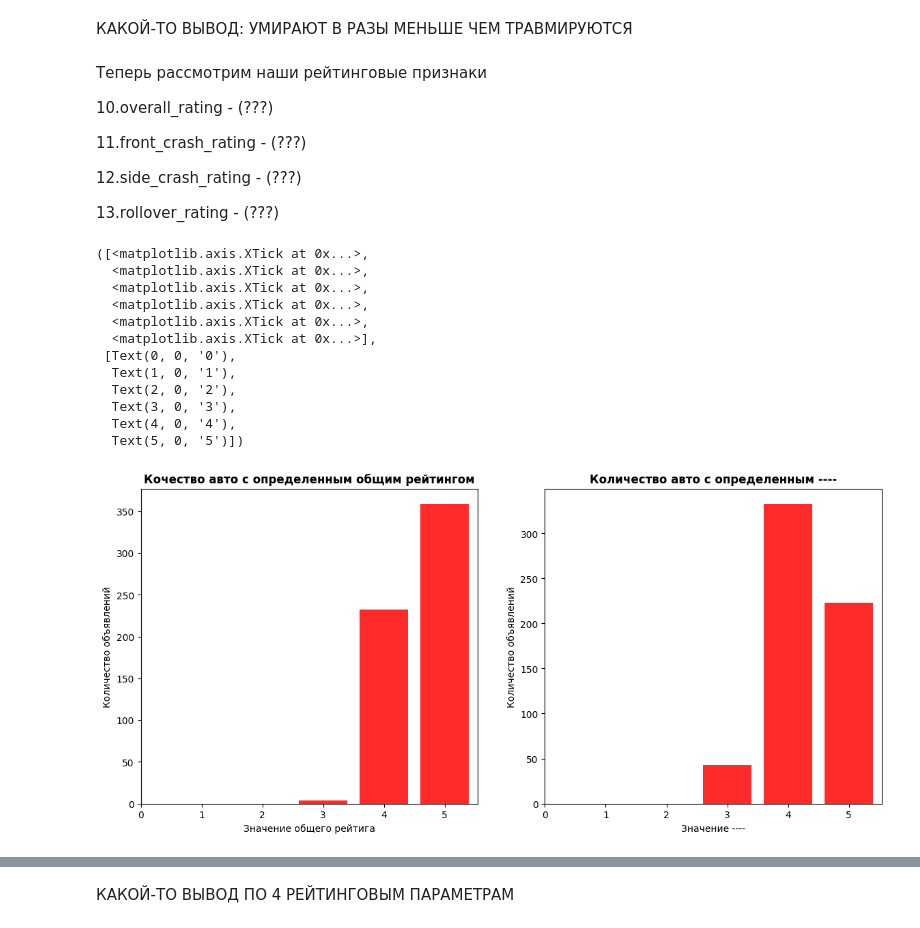
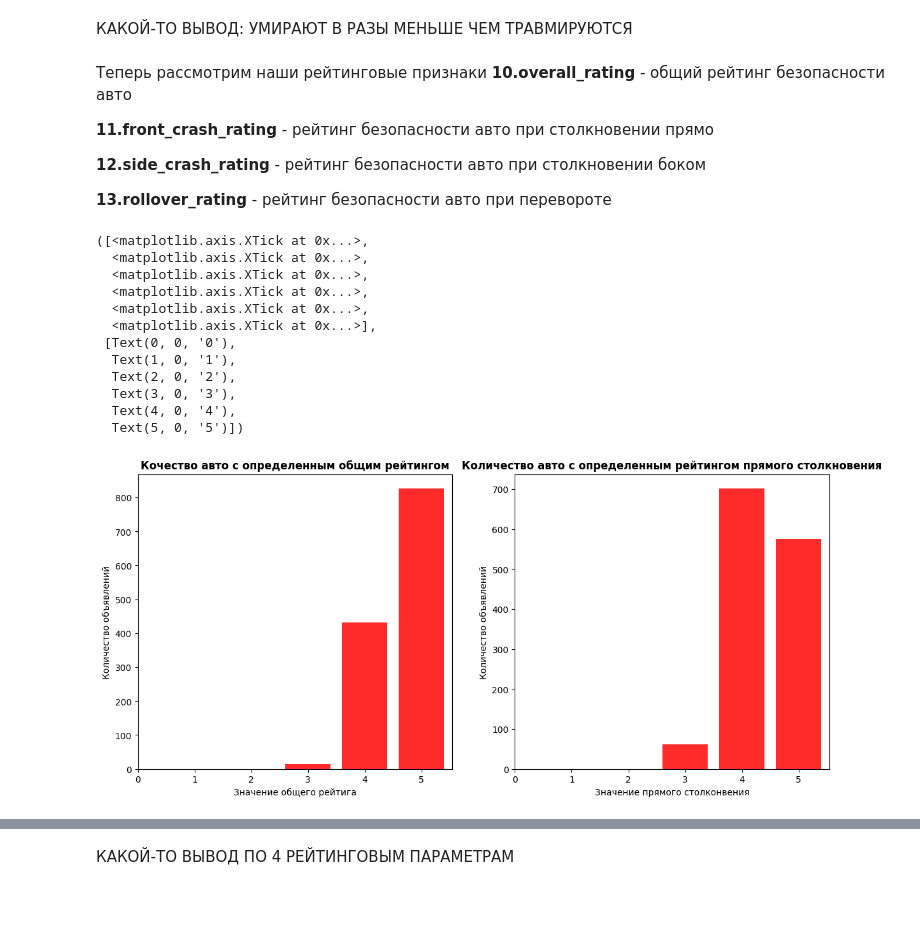
Before and after one commit to Shelb0rne/gp_2, a Jupyter notebook: EDA/ГП_2_EDA_9.ipynb, the cells around one changed output, grey strips where cells are left out. Saved outputs shown, nothing was run; the diff lists cells and outputs as text; code cells hidden in the pictures; blank space fills up the shorter version.

```diff
--- a/EDA/ГП_2_EDA_9.ipynb
+++ b/EDA/ГП_2_EDA_9.ipynb
@@ -6,6 +6,6 @@
 import pandas as pd
 import numpy as np
 # %%
-df_api = pd.read_csv('new_data.csv')
-df_skraping = pd.read_csv('checkpoint_4400.csv')
+api_1_df = pd.read_csv('final_data.csv')
+skrapping_df = pd.read_csv('url_final.csv')
 # %%
@@ -33,5 +34,5 @@ df_skraping.shape
 # %%
-df = pd.merge(df_api, df_skraping, on = ['url', 'make', 'model', 'year'], how = 'inner')
+df = pd.merge(api_1_df, skrapping_df, on = ['url', 'make', 'model', 'year'], how = 'inner')
 # %%
 df.shape
 # %% [output]
@@ -285,3 +333,6 @@ Text(0, 0.5, 'Количество моделей')
+# %%
+df = df[df['year'] <= 2026]
+df = df[df['year'] >= 1980]
 # %%
 years_pivot = pd.pivot_table(df, values = 'url', index = 'year', aggfunc = 'count')
 # %%
@@ -417,14 +435,13 @@ plt.xticks(range(0, 20))
 КАКОЙ-ТО ВЫВОД: УМИРАЮТ В РАЗЫ МЕНЬШЕ ЧЕМ ТРАВМИРУЮТСЯ
 # %% [markdown]
 Теперь рассмотрим наши рейтинговые признаки
+**10.overall_rating** - общий рейтинг безопасности авто
 
-10.overall_rating - (???)
+**11.front_crash_rating** - рейтинг безопасности авто при столкновении прямо
 
-11.front_crash_rating - (???)
+**12.side_crash_rating** - рейтинг безопасности авто при столкновении боком
 
-12.side_crash_rating - (???)
-
-13.rollover_rating - (???)
+**13.rollover_rating** - рейтинг безопасности авто при перевороте
 # %%
 overall_rating_table = df['overall_rating'].value_counts().sort_index()
 front_crash_rating_table = df['front_crash_rating'].value_counts().sort_index()
@@ -433,33 +450,33 @@ rollover_rating_table = df['rollover_rating'].value_counts().sort_index()
 # %%
 plt.figure(figsize = (14, 6))
 
 plt.subplot(1, 2, 1)
 plt.bar(overall_rating_table.index, overall_rating_table, color = '#FF2B2B')
 plt.title('Кочество авто с определенным общим рейтингом', fontweight = 'bold')
 plt.ylabel('Количество объявлений')
 plt.xlabel('Значение общего рейтига')
 plt.xticks(range(0, 6))
 
 plt.subplot(1, 2, 2)
 plt.bar(front_crash_rating_table.index, front_crash_rating_table, color = '#FF2B2B')
-plt.title('Количество авто с определенным ----', fontweight = 'bold')
+plt.title('Количество авто с определенным рейтингом прямого столкновения', fontweight = 'bold')
 plt.ylabel('Количество объявлений')
-plt.xlabel('Значение ----')
+plt.xlabel('Значение прямого столконвения')
 plt.xticks(range(0, 6))
 # %% [output]
 ([<matplotlib.axis.XTick at 0x...>,
   <matplotlib.axis.XTick at 0x...>,
   <matplotlib.axis.XTick at 0x...>,
   <matplotlib.axis.XTick at 0x...>,
   <matplotlib.axis.XTick at 0x...>,
   <matplotlib.axis.XTick at 0x...>],
  [Text(0, 0, '0'),
   Text(1, 0, '1'),
   Text(2, 0, '2'),
   Text(3, 0, '3'),
   Text(4, 0, '4'),
   Text(5, 0, '5')])
-[figure, old version]
+[figure, new version]
 # %%
 plt.figure(figsize = (14, 6))
 
```
Also changed, not shown: parts of 107 cells of this notebook, 1 other file.
